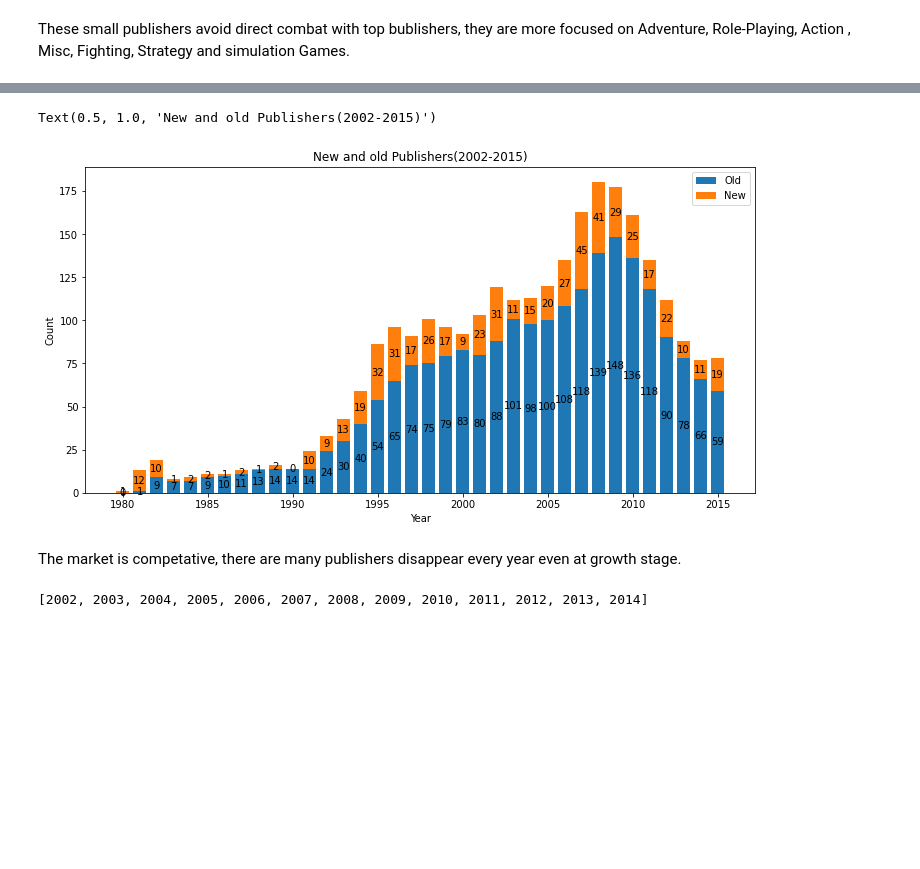
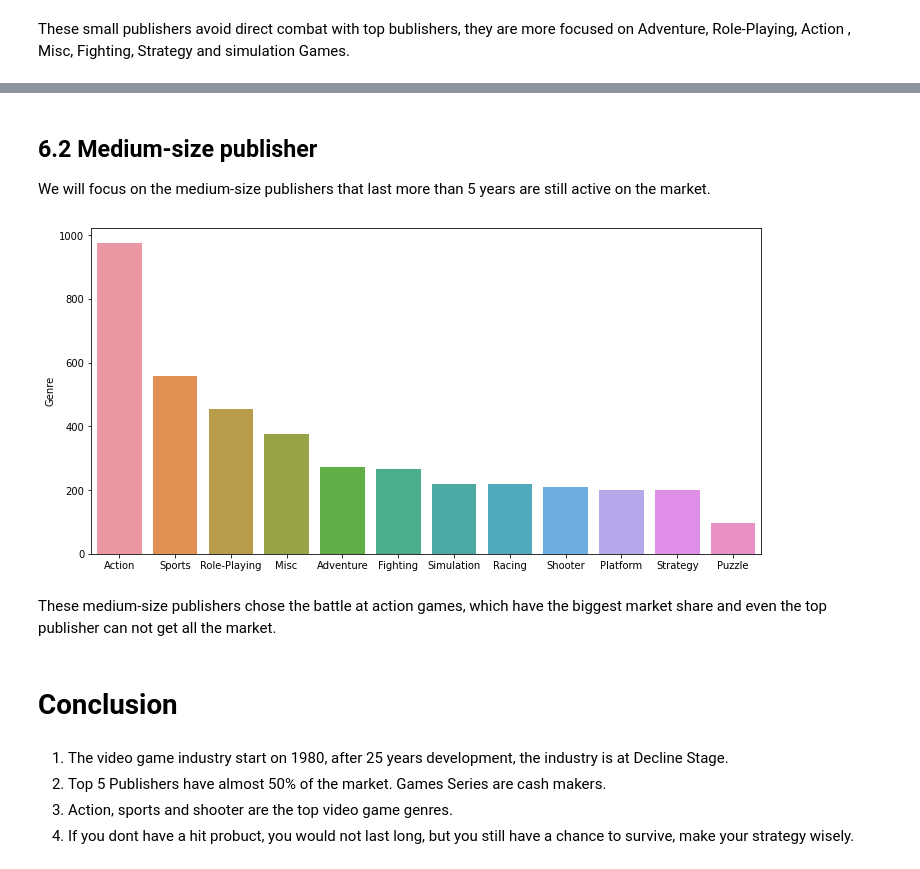
Before and after one commit to venson/Video_game, a Jupyter notebook: video-game.ipynb, the cells around one changed output, grey strips where cells are left out. Cells and saved outputs as stored; diff of their text form; code cells hidden in the pictures; blank space fills up the shorter version.

```diff
--- a/video-game.ipynb
+++ b/video-game.ipynb
@@ -883,22 +838,26 @@ small_publisher_by_year
-# %%
-plt.figure(figsize=(12,6))
-plt.bar(x = small_publisher_by_year.index, height = small_publisher_by_year['old'])
-plt.bar(x = small_publisher_by_year.index, height = small_publisher_by_year['new'],bottom=small_publisher_by_year['old'])
-for year, num in small_publisher_by_year.iterrows():
-    plt.text(year, num['old']/2, num['old'],
-    verticalalignment='center',horizontalalignment='center')
-    plt.text(year, num['new']/2 + num['old'], num['new'],
-    verticalalignment='center',horizontalalignment='center')
-plt.legend(['Old', 'New'])
-plt.xlabel('Year')
-plt.ylabel('Count')
-plt.title('New and old Small Publishers (2002-2015)')
-# %% [output]
-Text(0.5, 1.0, 'New and old Publishers(2002-2015)')
-[figure, removed]
-# %% [markdown]
-The market is competative, there are many publishers disappear every year even at growth stage.
-# %%
-list(range(start_year, end_year))
-# %% [output]
-[2002, 2003, 2004, 2005, 2006, 2007, 2008, 2009, 2010, 2011, 2012, 2013, 2014]
+# %% [markdown]
+## 6.2 Medium-size publisher
+We will focus on the medium-size publishers that last more than 5 years are still active on the market.
+# %%
+long_last_medium = publishers_duration[(publishers_duration['last_year'] >=5) & \
+    (publishers_duration['max'] == 2015) & \
+    (publishers_duration['mean_sales'] > 1) & \
+    (publishers_duration['mean_sales'] < 10)]
+
+df_long_last_medium = df[df['Publisher'].isin(long_last_medium['Publisher'])]
+long_last_medium_genre = df_long_last_medium['Genre'].value_counts()
+plt.figure(figsize=(12,6))
+sns.barplot(x = long_last_medium_genre.index, y = long_last_medium_genre)
+#plt.xticks(rotation=10)
+plt.show()
+# %% [output]
+[figure, added]
+# %% [markdown]
+These medium-size publishers chose the battle at action games, which have the biggest market share and even the top publisher can not get all the market.
+# %% [markdown]
+# Conclusion
+# %% [markdown]
+1. The video game industry start on 1980, after 25 years development, the industry is at Decline Stage.
+2. Top 5 Publishers have almost 50% of the market. Games Series are cash makers.
+3. Action, sports and shooter are the top video game genres.
+4. If you dont have a hit probuct, you would not last long, but you still have a chance to survive, make your strategy wisely.
```
Also changed, not shown: parts of 20 cells of this notebook.
